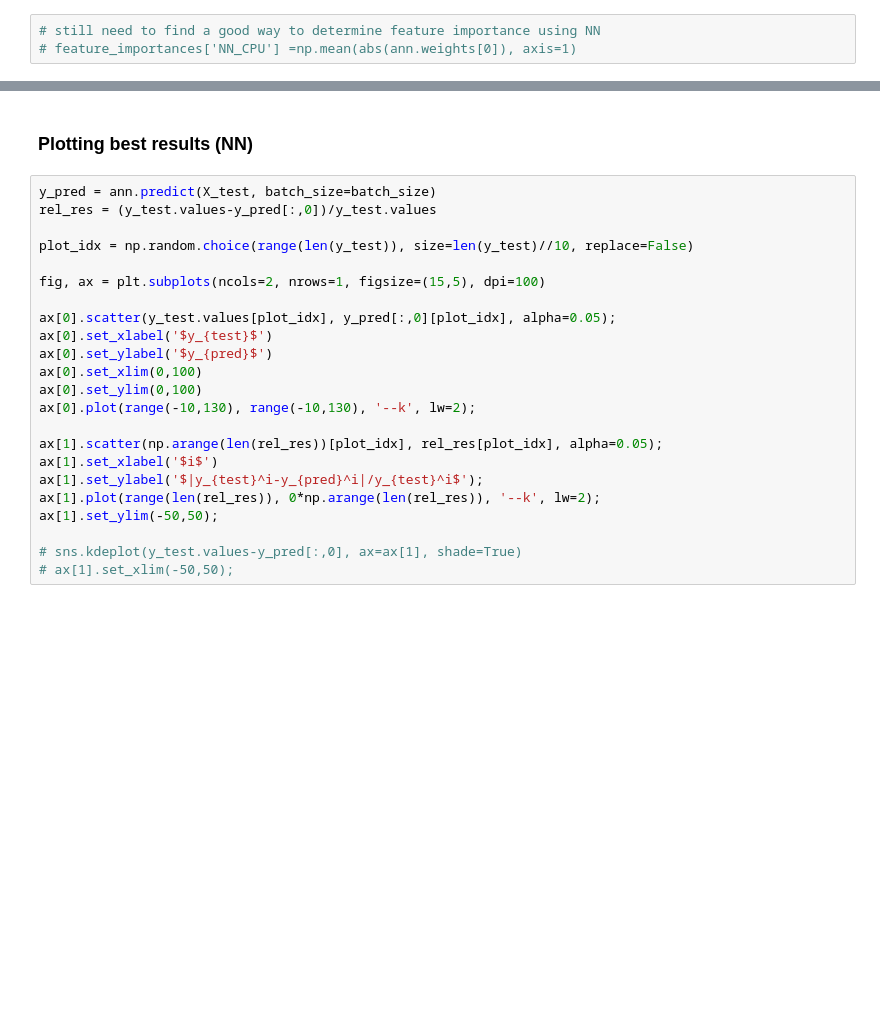
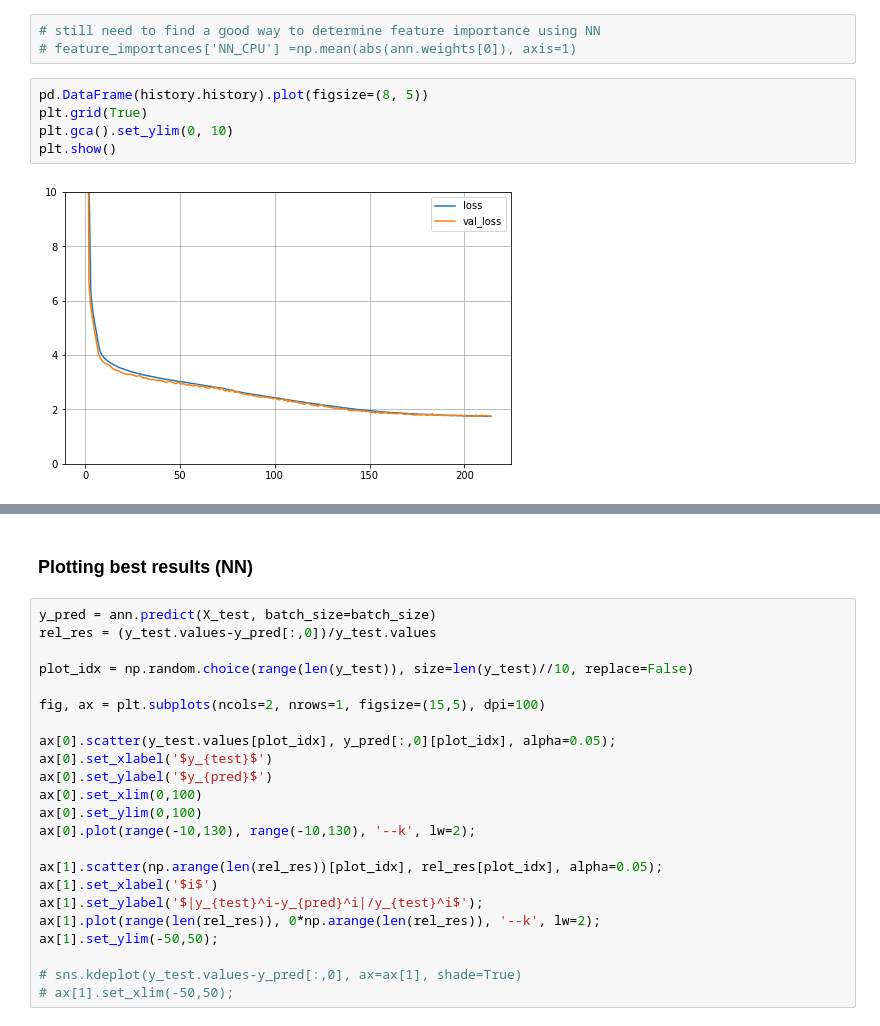
Before and after one commit to jigarparekh279/ML_Deployment_01_Seoul_Bike_Trip_Duration_Prediction, a Jupyter notebook: 03_Building_ML_Model.ipynb, the cells around one changed output, grey strips where cells are left out. Drawn from its saved outputs; the diff is of its cells as text; blank space fills up the shorter version.

```diff
--- a/03_Building_ML_Model.ipynb
+++ b/03_Building_ML_Model.ipynb
@@ -254,6 +260,13 @@ Epoch 57/1000
 # %%
 # still need to find a good way to determine feature importance using NN
 # feature_importances['NN_CPU'] =np.mean(abs(ann.weights[0]), axis=1)
+# %%
+pd.DataFrame(history.history).plot(figsize=(8, 5))
+plt.grid(True)
+plt.gca().set_ylim(0, 10)
+plt.show()
+# %% [output]
+[figure, added]
 # %%
 from sklearn.metrics import mean_squared_error
 
```
Also changed, not shown: parts of 8 cells of this notebook.
